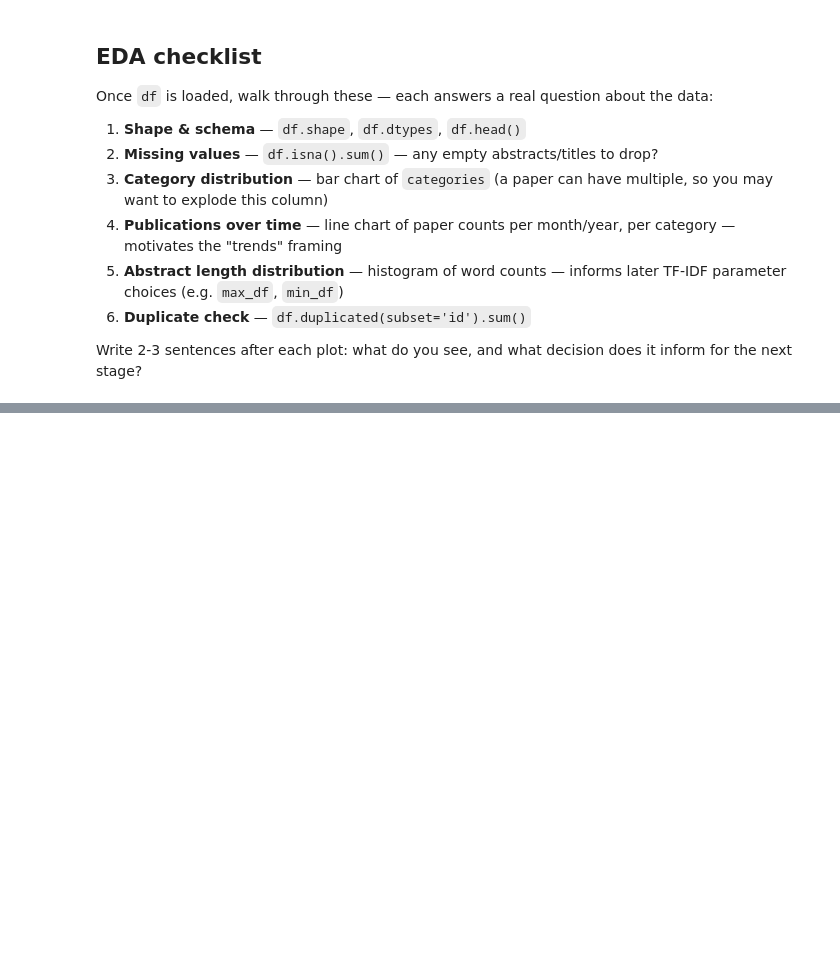
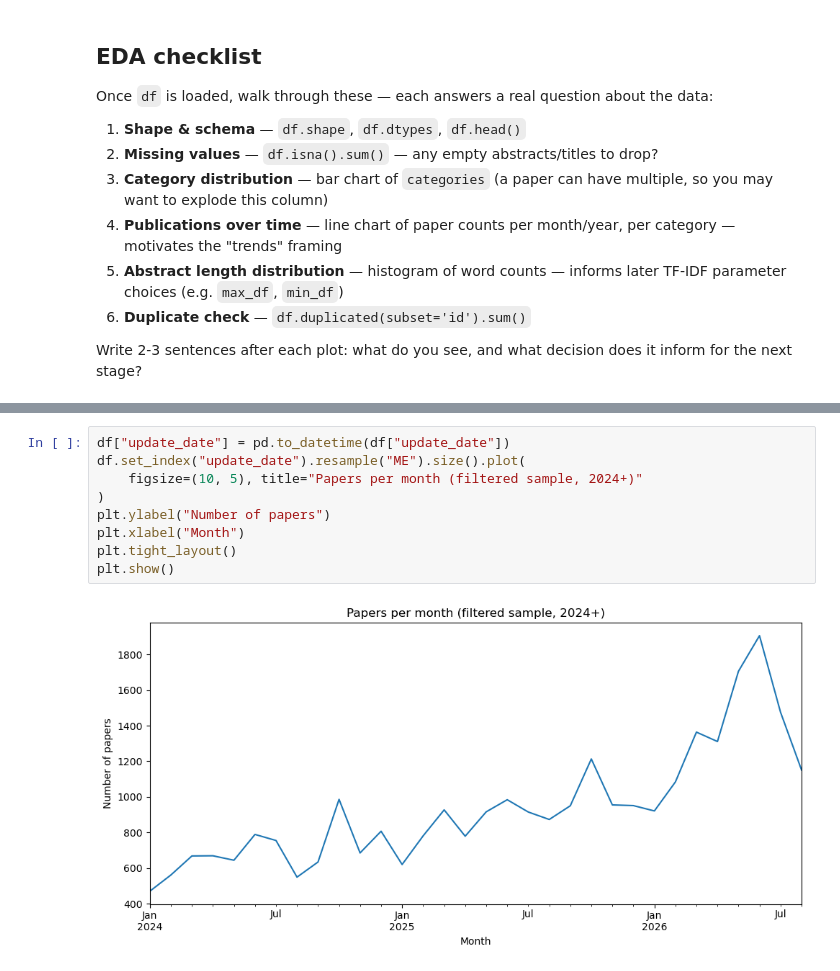
Before and after one commit to CODEWITHNDAHIRO/Arvix-trends-scaffold, a Jupyter notebook: notebooks/01_data_acquisition_eda.ipynb, the cells around one changed output, grey strips where cells are left out. Saved outputs shown, nothing was run; the diff lists cells and outputs as text; blank space fills up the shorter version.

```diff
--- a/notebooks/01_data_acquisition_eda.ipynb
+++ b/notebooks/01_data_acquisition_eda.ipynb
@@ -87,0 +173,11 @@ Write 2-3 sentences after each plot: what do you see, and what decision does it
+# %%
+df["update_date"] = pd.to_datetime(df["update_date"])
+df.set_index("update_date").resample("ME").size().plot(
+    figsize=(10, 5), title="Papers per month (filtered sample, 2024+)"
+)
+plt.ylabel("Number of papers")
+plt.xlabel("Month")
+plt.tight_layout()
+plt.show()
+# %% [output]
+[figure, added]
```
Also changed, not shown: parts of 17 cells of this notebook.
